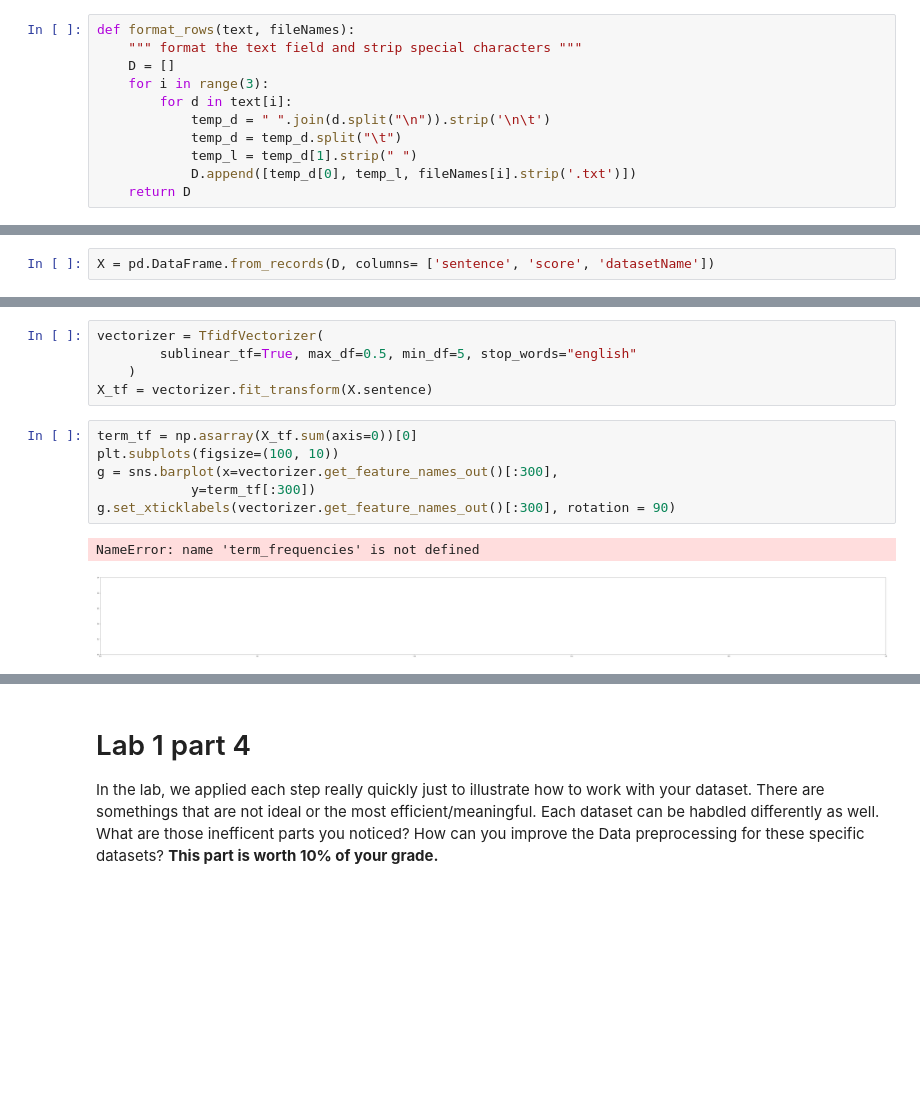
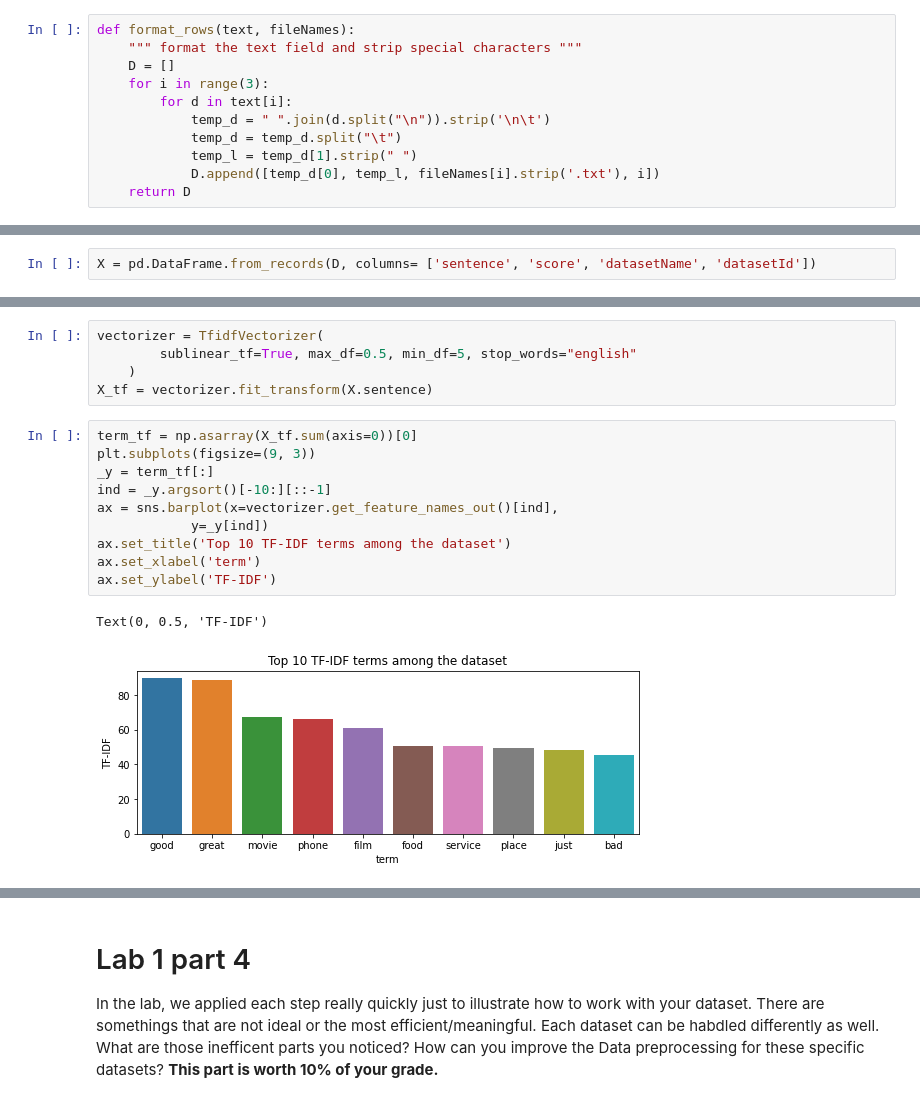
Before and after one commit to provomittt/DM2023-Lab1-Master, a Jupyter notebook: Homework/DM2023-Lab1-Homework.ipynb, the cells around one changed output, grey strips where cells are left out. Cells and saved outputs as stored; diff of their text form; blank space fills up the shorter version.

```diff
--- a/Homework/DM2023-Lab1-Homework.ipynb
+++ b/Homework/DM2023-Lab1-Homework.ipynb
@@ -385,7 +401,7 @@ def format_rows(text, fileNames):
             temp_d = " ".join(d.split("\n")).strip('\n\t')
             temp_d = temp_d.split("\t")
             temp_l = temp_d[1].strip(" ")
-            D.append([temp_d[0], temp_l, fileNames[i].strip('.txt')])
+            D.append([temp_d[0], temp_l, fileNames[i].strip('.txt'), i])
     return D
 # %%
 text = []
@@ -402,7 +418,7 @@ for fn in fileNames:
 # %%
 D = format_rows(text, fileNames)
 # %%
-X = pd.DataFrame.from_records(D, columns= ['sentence', 'score', 'datasetName'])
+X = pd.DataFrame.from_records(D, columns= ['sentence', 'score', 'datasetName', 'datasetId'])
 # %%
 X.to_csv('merged_data.csv', index=False)
 # %% [markdown]
@@ -450,10 +488,14 @@ vectorizer = TfidfVectorizer(
 X_tf = vectorizer.fit_transform(X.sentence)
 # %%
 term_tf = np.asarray(X_tf.sum(axis=0))[0]
-plt.subplots(figsize=(100, 10))
-g = sns.barplot(x=vectorizer.get_feature_names_out()[:300],
-            y=term_tf[:300])
-g.set_xticklabels(vectorizer.get_feature_names_out()[:300], rotation = 90)
+plt.subplots(figsize=(9, 3))
+_y = term_tf[:]
+ind = _y.argsort()[-10:][::-1]
+ax = sns.barplot(x=vectorizer.get_feature_names_out()[ind],
+            y=_y[ind])
+ax.set_title('Top 10 TF-IDF terms among the dataset')
+ax.set_xlabel('term')
+ax.set_ylabel('TF-IDF')
 # %% [output]
-NameError: name 'term_frequencies' is not defined
+Text(0, 0.5, 'TF-IDF')
-[figure, old version]
+[figure, new version]
```
Also changed, not shown: parts of 14 cells of this notebook, 1 other file.
